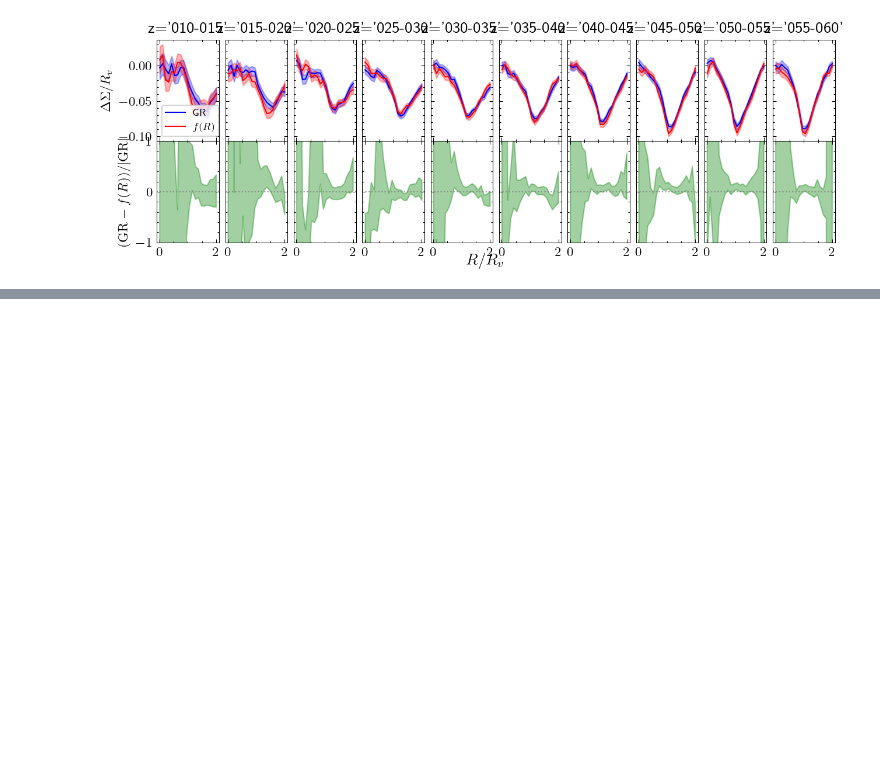
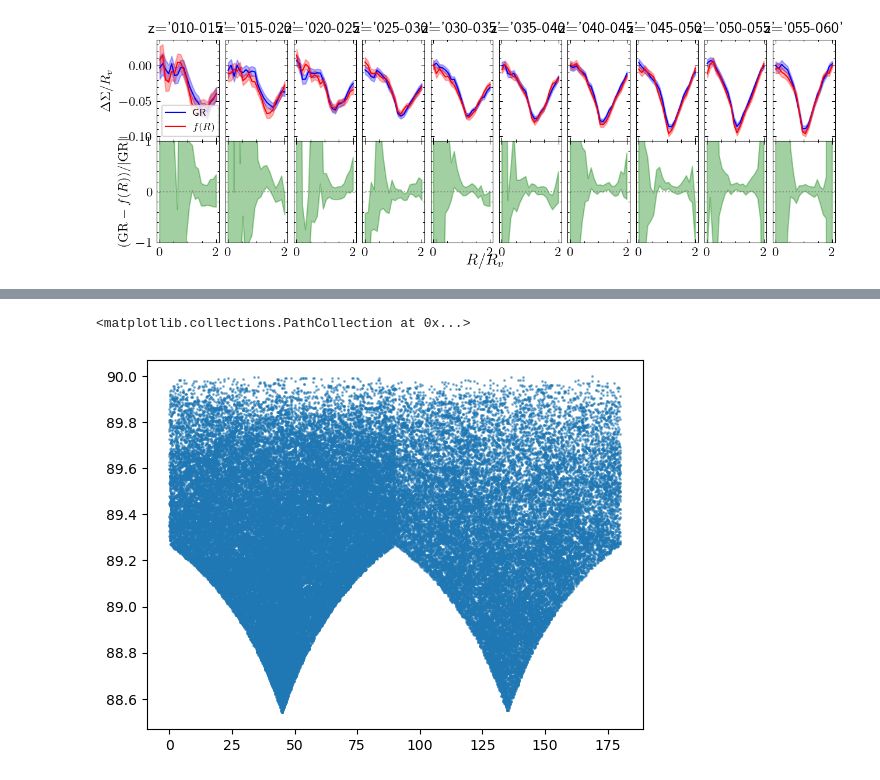
Before and after one commit to francaporaso/modified_gravity, a Jupyter notebook: dgl-fest25.ipynb, the cells around one changed output, grey strips where cells are left out. Saved outputs shown, nothing was run; the diff lists cells and outputs as text; code cells hidden in the pictures; blank space fills up the shorter version.

```diff
--- a/dgl-fest25.ipynb
+++ b/dgl-fest25.ipynb
@@ -600,0 +607,3 @@ for ax in axes[1,:]:
+# %%
+GR = sourcecat_load('l768_gr_z020-130_wpix64_23087.fits')
+fR = sourcecat_load('l768_mg_z020-130_wpix64_23086.fits')
@@ -600,0 +612,6 @@ for ax in axes[1,:]:
+# %%
+j = 100000
+plt.scatter(GR['ra_gal'][:j], GR['dec_gal'][:j], s=1, alpha=0.5)
+# %% [output]
+<matplotlib.collections.PathCollection at 0x...>
+[figure, added]
```
Also changed, not shown: parts of 4 cells of this notebook.
